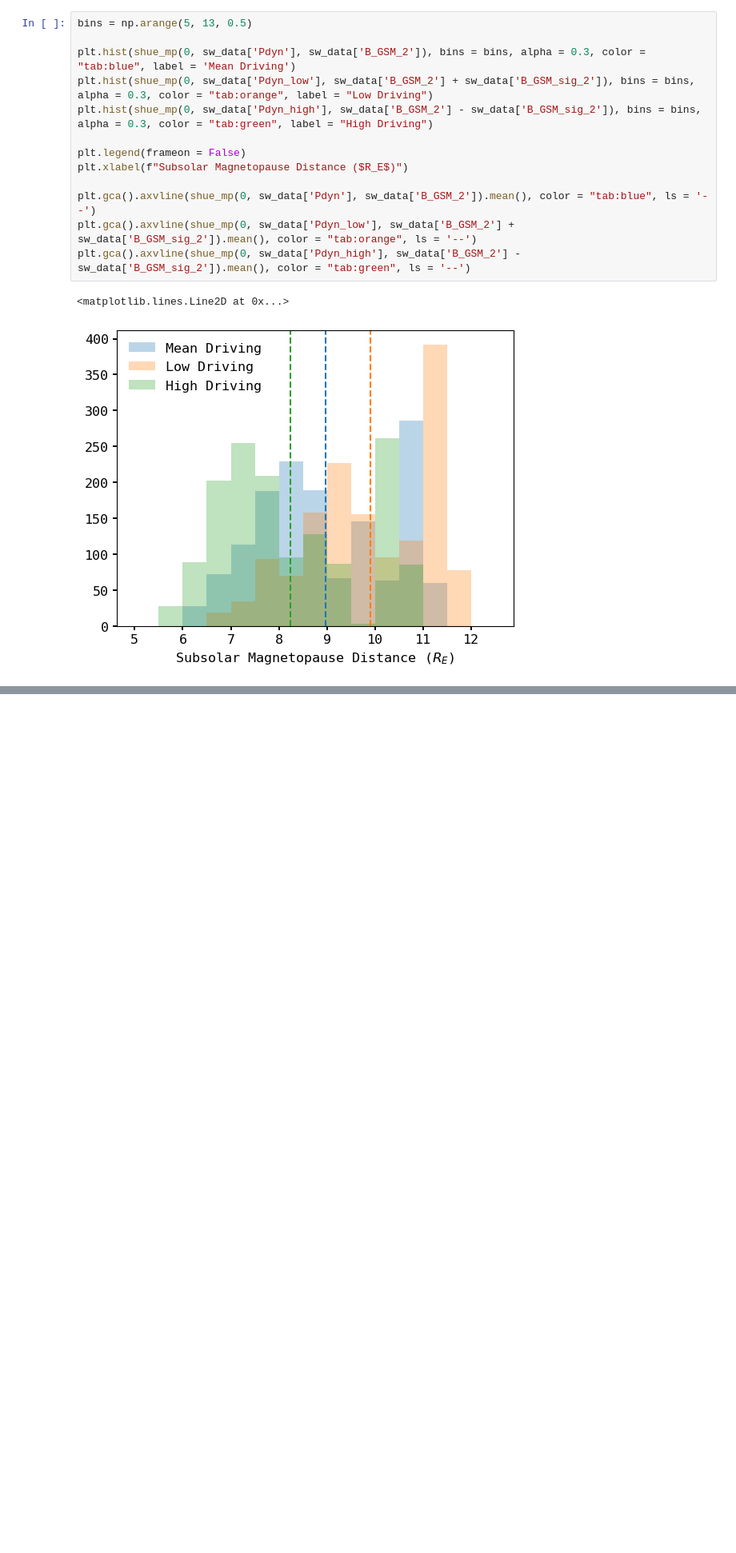
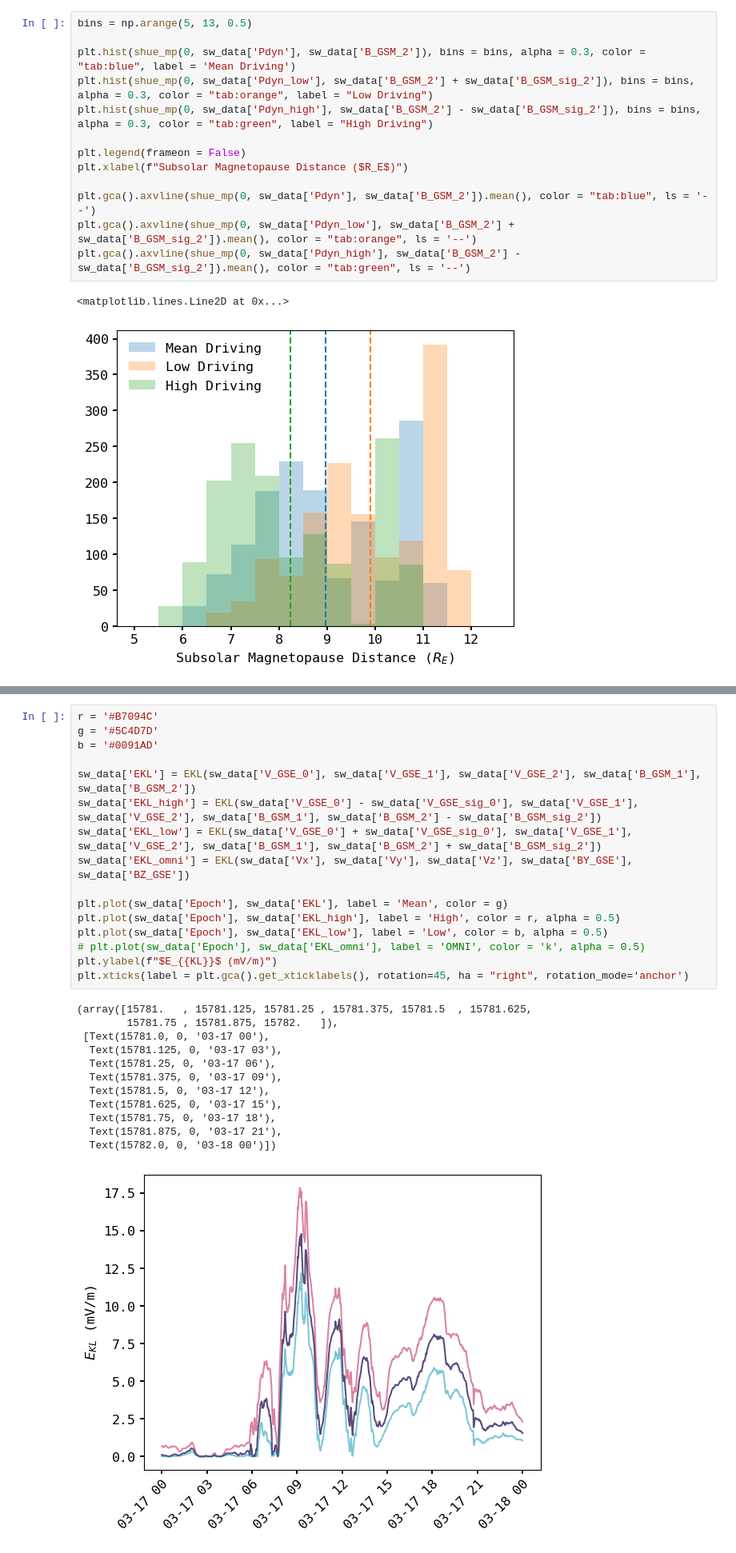
Before and after one commit to connor-obrien888/prime, a Jupyter notebook: prime_lib/notebooks/analytical_model_uncertainty.ipynb, the cells around one changed output, grey strips where cells are left out. Shown: that part at 80% size. Saved outputs shown, nothing was run; the diff lists cells and outputs as text; blank space fills up the shorter version.

```diff
--- a/prime_lib/notebooks/analytical_model_uncertainty.ipynb
+++ b/prime_lib/notebooks/analytical_model_uncertainty.ipynb
@@ -322,0 +371,29 @@ plt.gca().axvline(shue_mp(0, sw_data['Pdyn_high'], sw_data['B_GSM_2'] - sw_data[
+# %%
+r = '#B7094C'
+g = '#5C4D7D'
+b = '#0091AD'
+
+sw_data['EKL'] = EKL(sw_data['V_GSE_0'], sw_data['V_GSE_1'], sw_data['V_GSE_2'], sw_data['B_GSM_1'], sw_data['B_GSM_2'])
+sw_data['EKL_high'] = EKL(sw_data['V_GSE_0'] - sw_data['V_GSE_sig_0'], sw_data['V_GSE_1'], sw_data['V_GSE_2'], sw_data['B_GSM_1'], sw_data['B_GSM_2'] - sw_data['B_GSM_sig_2'])
+sw_data['EKL_low'] = EKL(sw_data['V_GSE_0'] + sw_data['V_GSE_sig_0'], sw_data['V_GSE_1'], sw_data['V_GSE_2'], sw_data['B_GSM_1'], sw_data['B_GSM_2'] + sw_data['B_GSM_sig_2'])
+sw_data['EKL_omni'] = EKL(sw_data['Vx'], sw_data['Vy'], sw_data['Vz'], sw_data['BY_GSE'], sw_data['BZ_GSE'])
+
+plt.plot(sw_data['Epoch'], sw_data['EKL'], label = 'Mean', color = g)
+plt.plot(sw_data['Epoch'], sw_data['EKL_high'], label = 'High', color = r, alpha = 0.5)
+plt.plot(sw_data['Epoch'], sw_data['EKL_low'], label = 'Low', color = b, alpha = 0.5)
+# plt.plot(sw_data['Epoch'], sw_data['EKL_omni'], label = 'OMNI', color = 'k', alpha = 0.5)
+plt.ylabel(f"$E_{{KL}}$ (mV/m)")
+plt.xticks(label = plt.gca().get_xticklabels(), rotation=45, ha = "right", rotation_mode='anchor')
+# %% [output]
+(array([15781.   , 15781.125, 15781.25 , 15781.375, 15781.5  , 15781.625,
+        15781.75 , 15781.875, 15782.   ]),
+ [Text(15781.0, 0, '03-17 00'),
+  Text(15781.125, 0, '03-17 03'),
+  Text(15781.25, 0, '03-17 06'),
+  Text(15781.375, 0, '03-17 09'),
+  Text(15781.5, 0, '03-17 12'),
+  Text(15781.625, 0, '03-17 15'),
+  Text(15781.75, 0, '03-17 18'),
+  Text(15781.875, 0, '03-17 21'),
+  Text(15782.0, 0, '03-18 00')])
+[figure, added]
```
Also changed, not shown: parts of 6 cells of this notebook, 5 other files.
